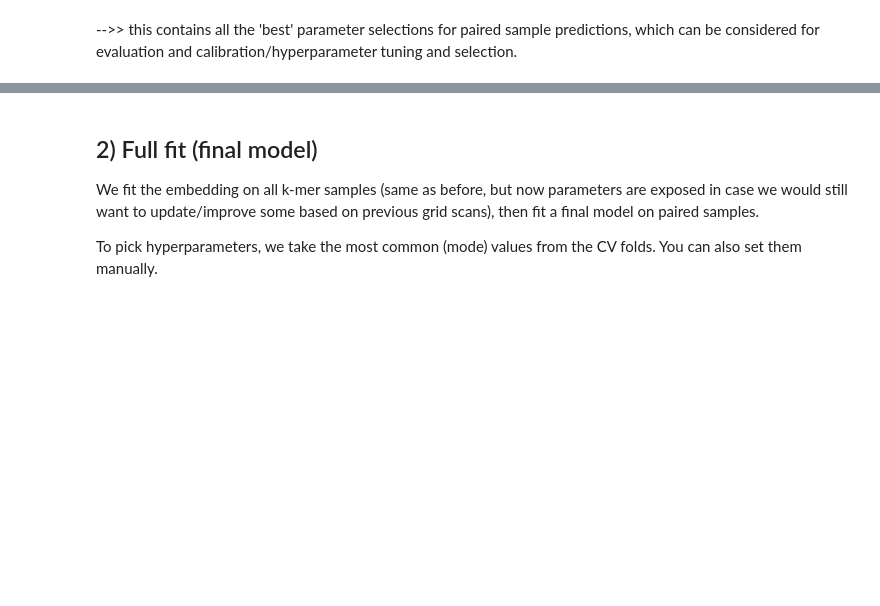
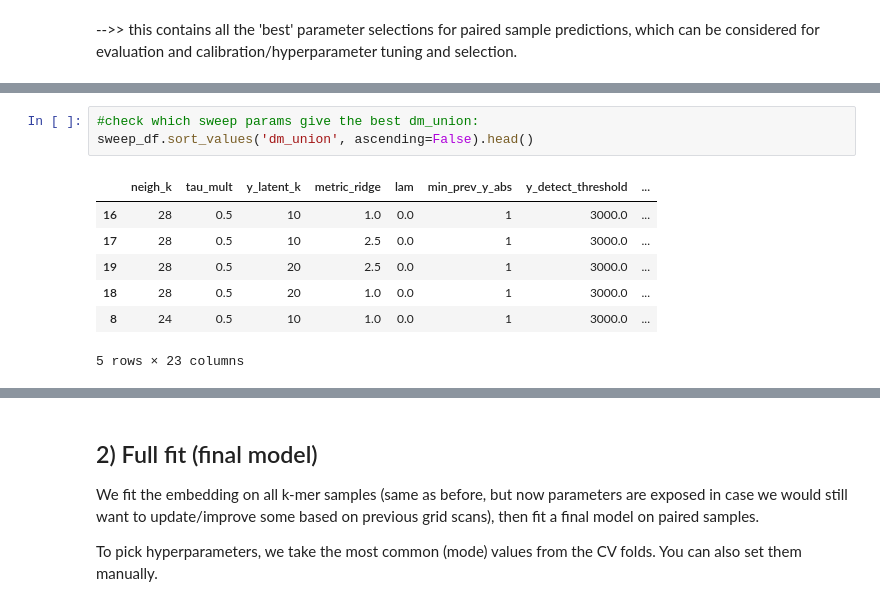
Before and after one commit to anninameyer/Intelligrate, a Jupyter notebook: docs/notebooks/02_extrapolate_train_evaluate_full_fit_predict.ipynb, the cells around one changed output, grey strips where cells are left out. Saved outputs shown, nothing was run; the diff lists cells and outputs as text; blank space fills up the shorter version.

```diff
--- a/docs/notebooks/02_extrapolate_train_evaluate_full_fit_predict.ipynb
+++ b/docs/notebooks/02_extrapolate_train_evaluate_full_fit_predict.ipynb
@@ -265,0 +330,11 @@ folds.head()
+# %%
+#check which sweep params give the best dm_union:
+sweep_df.sort_values('dm_union', ascending=False).head()
+# %% [output]
+|  | neigh_k | tau_mult | y_latent_k | metric_ridge | lam | min_prev_y_abs | y_detect_threshold | ... |
+| 16 | 28 | 0.5 | 10 | 1.0 | 0.0 | 1 | 3000.0 | ... |
+| 17 | 28 | 0.5 | 10 | 2.5 | 0.0 | 1 | 3000.0 | ... |
+| 19 | 28 | 0.5 | 20 | 2.5 | 0.0 | 1 | 3000.0 | ... |
+| 18 | 28 | 0.5 | 20 | 1.0 | 0.0 | 1 | 3000.0 | ... |
+| 8 | 24 | 0.5 | 10 | 1.0 | 0.0 | 1 | 3000.0 | ... |
+5 rows × 23 columns
```
Also changed, not shown: parts of 25 cells of this notebook, 3 other files.
